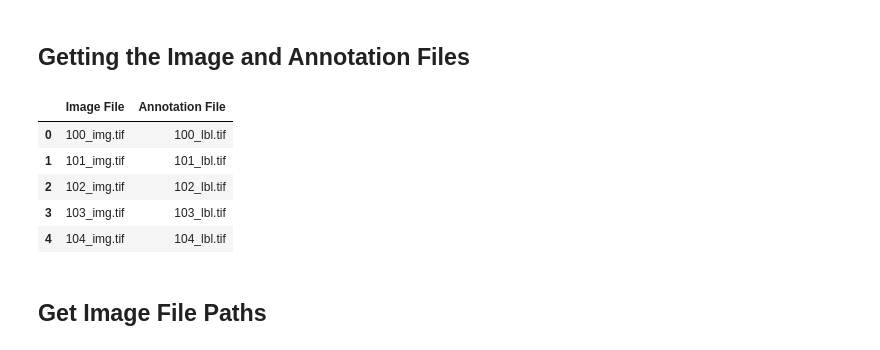
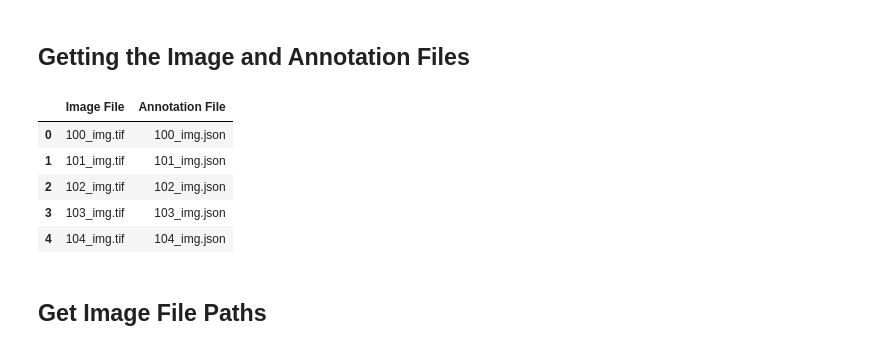
Before and after one commit to amrirasyidi/pytorch_tree_counting, a Jupyter notebook: training.ipynb, the cells around one changed output. Drawn from its saved outputs; the diff is of its cells as text; code cells hidden in the pictures.

```diff
--- a/training.ipynb
+++ b/training.ipynb
@@ -74,23 +84,23 @@ dataset_path = ROOT_DIR/ 'test_patch'
 # %%
 # Get a list of image files in the dataset
 # img_file_paths = get_img_files(dataset_path)
 img_file_paths = sorted(glob(str(dataset_path / 'patch' / '*.tif')))
 
 # Get a list of JSON files in the dataset
-annotation_file_paths = sorted(glob(str(dataset_path / 'label' / '*.tif')))
+annotation_file_paths = sorted(glob(str(dataset_path / 'patch' / '*.json')))
 
 # Display the names of the folders using a Pandas DataFrame
 pd.DataFrame({
     "Image File": [Path(file).name for file in img_file_paths],
     "Annotation File":[Path(file).name for file in annotation_file_paths]
 }).head()
 # %% [output]
 |  | Image File | Annotation File |
-| 0 | 100_img.tif | 100_lbl.tif |
-| 1 | 101_img.tif | 101_lbl.tif |
-| 2 | 102_img.tif | 102_lbl.tif |
-| 3 | 103_img.tif | 103_lbl.tif |
-| 4 | 104_img.tif | 104_lbl.tif |
+| 0 | 100_img.tif | 100_img.json |
+| 1 | 101_img.tif | 101_img.json |
+| 2 | 102_img.tif | 102_img.json |
+| 3 | 103_img.tif | 103_img.json |
+| 4 | 104_img.tif | 104_img.json |
 # %% [markdown]
 ## Get Image File Paths
 # %%
```
Also changed, not shown: parts of 40 cells of this notebook.
